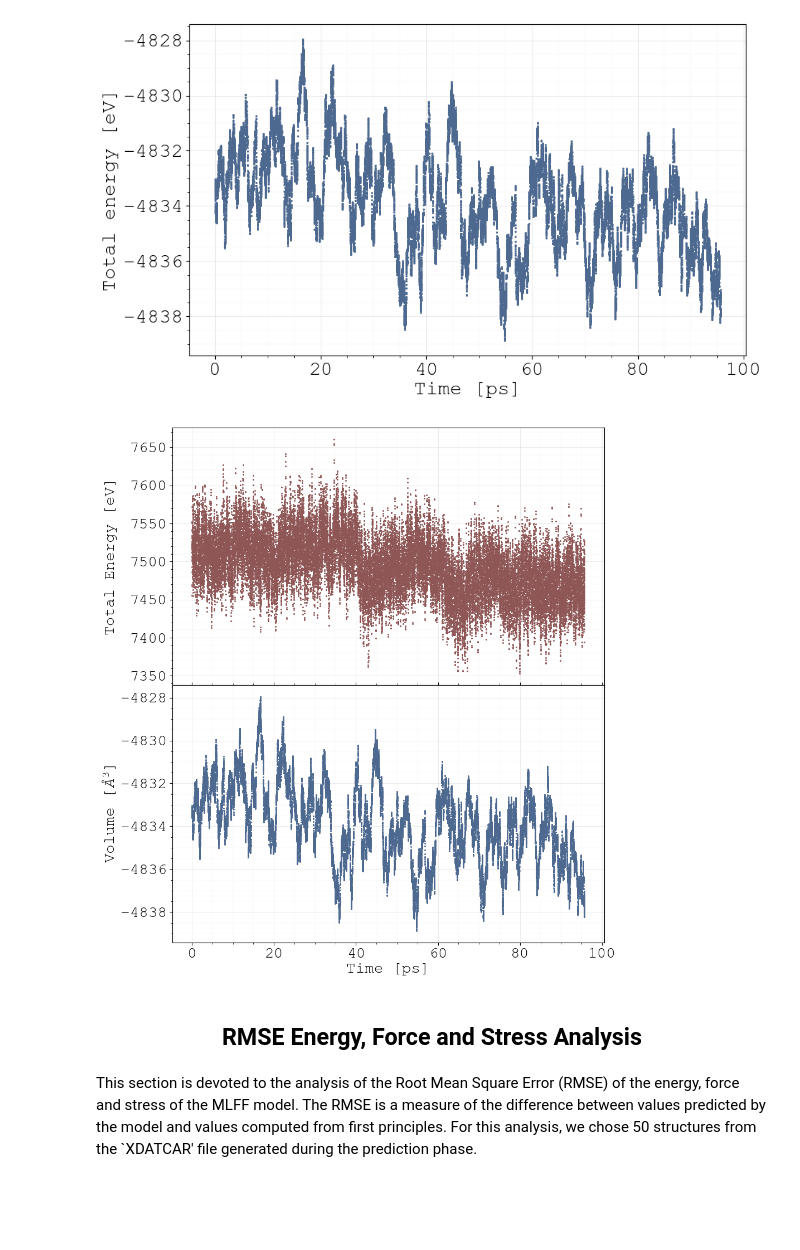
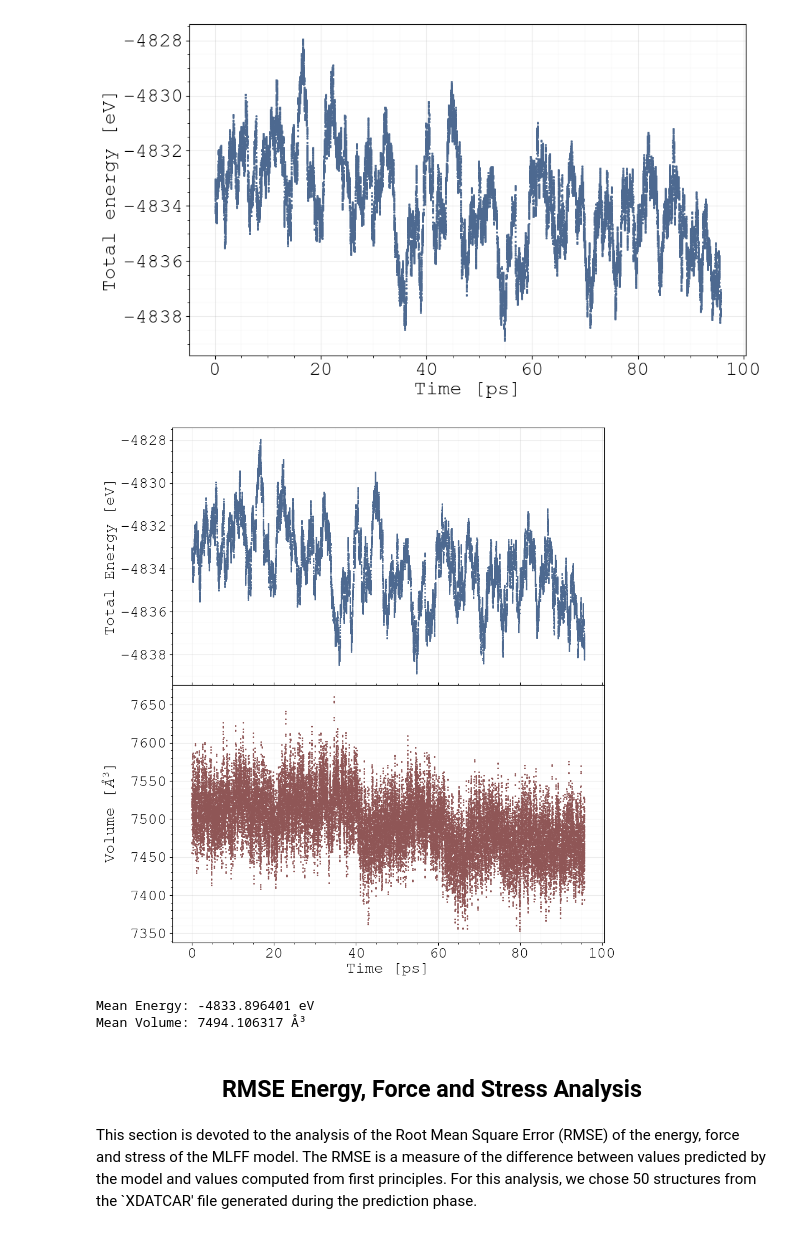
Before and after one commit to quantum-gabo/bachelor-thesis, a Jupyter notebook: notebooks/thesis-figures.ipynb, the cells around one changed output. Cells and saved outputs as stored; diff of their text form; code cells hidden in the pictures; blank space fills up the shorter version.

```diff
--- a/notebooks/thesis-figures.ipynb
+++ b/notebooks/thesis-figures.ipynb
@@ -630,39 +630,52 @@ plt.show()
 # Create subplots sharing the x-axis
 fig, axs = plt.subplots(nrows=2, ncols=1, figsize=(10, 12), sharex=True)
 
 # --- First subplot: Energy Error ---
-axs[0].scatter(time[:volume_pred_dat.shape[0]], volume_pred_dat.iloc[:, 0].values, label='Volume', color=dataset_colors[3],
-            edgecolors=dataset_line_colors[3] ,s=5, marker='.', zorder=3
-            )
+axs[0].scatter(time[:volume_pred_dat.shape[0]], toten_pred_dat.iloc[:, 0].values, label = 'Total Energy', color = dataset_colors[4],
+            edgecolors=dataset_line_colors[4] ,s=5, marker='.', zorder=3)
 
 axs[0].set_ylabel(r'Total Energy [eV]')
 axs[0].grid(True, which='major', linestyle='-', linewidth=0.75, alpha=0.25)
 axs[0].minorticks_on()
 axs[0].grid(True, which='minor', linestyle='-', linewidth=0.25, alpha=0.15)
 axs[0].set_axisbelow(True)
 
+
 # --- Second subplot: Force RMSE ---
-axs[1].scatter(time[:volume_pred_dat.shape[0]], toten_pred_dat.iloc[:, 0].values, label = 'Total Energy', color = dataset_colors[4],
-            edgecolors=dataset_line_colors[4] ,s=5, marker='.', zorder=3)
+axs[1].scatter(time[:volume_pred_dat.shape[0]], volume_pred_dat.iloc[:, 0].values, label='Volume', color=dataset_colors[3],
+            edgecolors=dataset_line_colors[3] ,s=5, marker='.', zorder=3
+            )
 
 axs[1].set_ylabel(r'Volume [$\AA^3$]')
 axs[1].set_xlabel('Time [ps]')
 axs[1].grid(True, which='major', linestyle='-', linewidth=0.75, alpha=0.25)
 axs[1].minorticks_on()
 axs[1].grid(True, which='minor', linestyle='-', linewidth=0.25, alpha=0.15)
 axs[1].set_axisbelow(True)
 
 
 # Align layout
 fig.align_ylabels(axs)
 #plt.tight_layout()
 plt.subplots_adjust(hspace=0.0)  # Reduce vertical space to make them feel joined
 for ax in axs[1:]:
     ax.xaxis.set_tick_params(which='both', bottom=True, top=True)
 fig.savefig("../tex-file/Figures/pred-stats.png", dpi = 300, transparent = True, bbox_inches='tight')
 plt.show()
 # %% [output]
-[figure, old version]
+[figure, new version]
+# %%
+# Get the mean energy value
+mean_energy = toten_pred_dat.iloc[:, 0].mean()
+
+# Get the mean volume value
+mean_volume = volume_pred_dat.iloc[:, 0].mean()
+
+print(f"Mean Energy: {mean_energy:.6f} eV")
+print(f"Mean Volume: {mean_volume:.6f} Å³")
+# %% [output]
+Mean Energy: -4833.896401 eV
+Mean Volume: 7494.106317 Å³
 # %% [markdown]
 <div class="header" style="text-align: center; margin-top: 20px; margin-bottom: 20px; font-family: Arial, sans-serif;">
     <h2>
```
Also changed, not shown: parts of 16 cells of this notebook, 18 other files.
